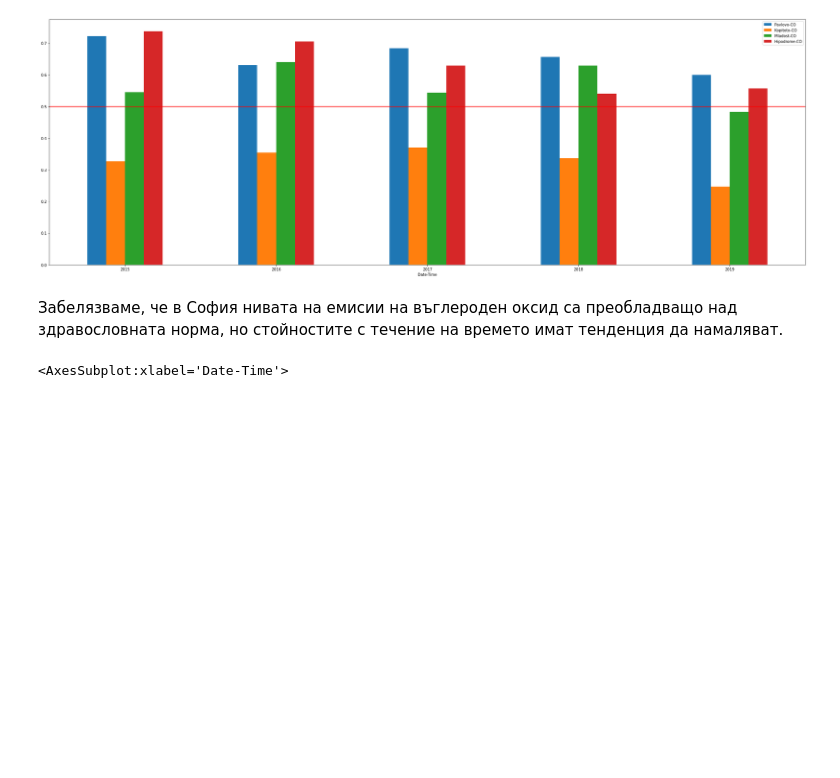
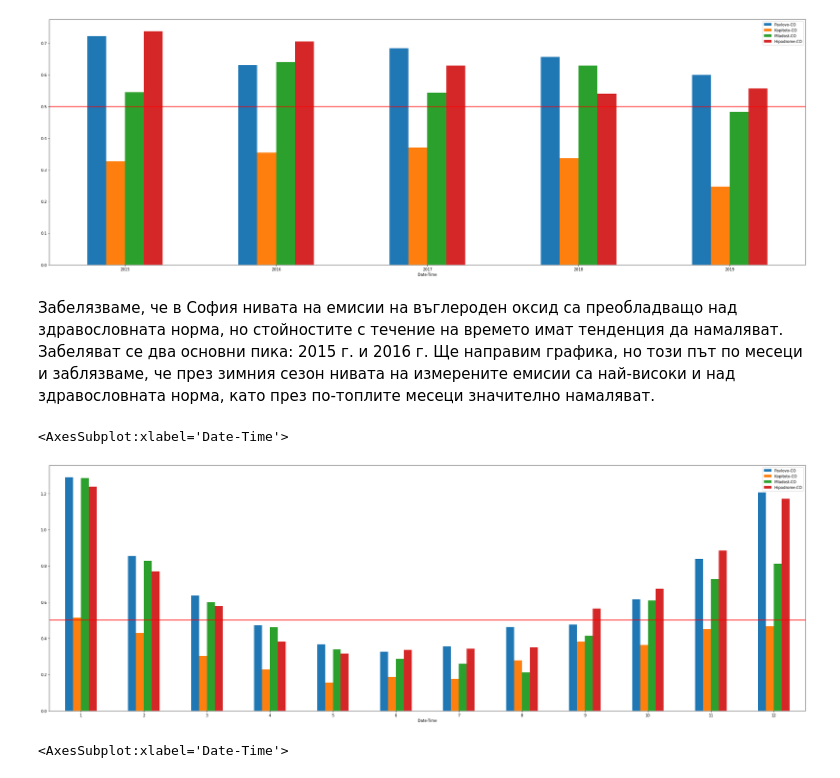
Before and after one commit to TsvetoslavVasev/BIgDataCourseProject, a Jupyter notebook: SofiaAirQuality.ipynb, the cells around one changed output. Saved outputs shown, nothing was run; the diff lists cells and outputs as text; code cells hidden in the pictures; blank space fills up the shorter version.

```diff
--- a/SofiaAirQuality.ipynb
+++ b/SofiaAirQuality.ipynb
@@ -525,7 +525,14 @@ air_quality_df.groupby(air_quality_df["Date-Time"].dt.year)["Pavlovo-CO", "Kopit
 <AxesSubplot:xlabel='Date-Time'>
 [figure]
 # %% [markdown]
-Забелязваме, че в София нивата на емисии на въглероден оксид са преобладващо над здравословната норма, но стойностите с течение на времето имат тенденция да намаляват.
+Забелязваме, че в София нивата на емисии на въглероден оксид са преобладващо над здравословната норма, но стойностите с течение на времето имат тенденция да намаляват. Забеляват се два основни пика: 2015 г. и 2016 г. Ще направим графика, но този път по месеци и заблязваме, че през зимния сезон нивата на измерените емисии са най-високи и над здравословната норма, като през по-топлите месеци значително намаляват.
+# %%
+fig, axs = plt.subplots(figsize=(36, 12))
+plt.axhline(y=0.5, color='r', linestyle='-')
+air_quality_df.groupby(air_quality_df["Date-Time"].dt.month)["Pavlovo-CO", "Kopitoto-CO", "Mladost-CO", "Hipodrome-CO"].mean().plot(kind='bar', rot=0, ax=axs)
+# %% [output]
+<AxesSubplot:xlabel='Date-Time'>
+[figure, added]
 # %%
 fig, axs = plt.subplots(figsize=(36, 12))
 plt.axhline(y=0.5, color='r', linestyle='-')
```
Also changed, not shown: parts of 11 cells of this notebook, 1 other file.
